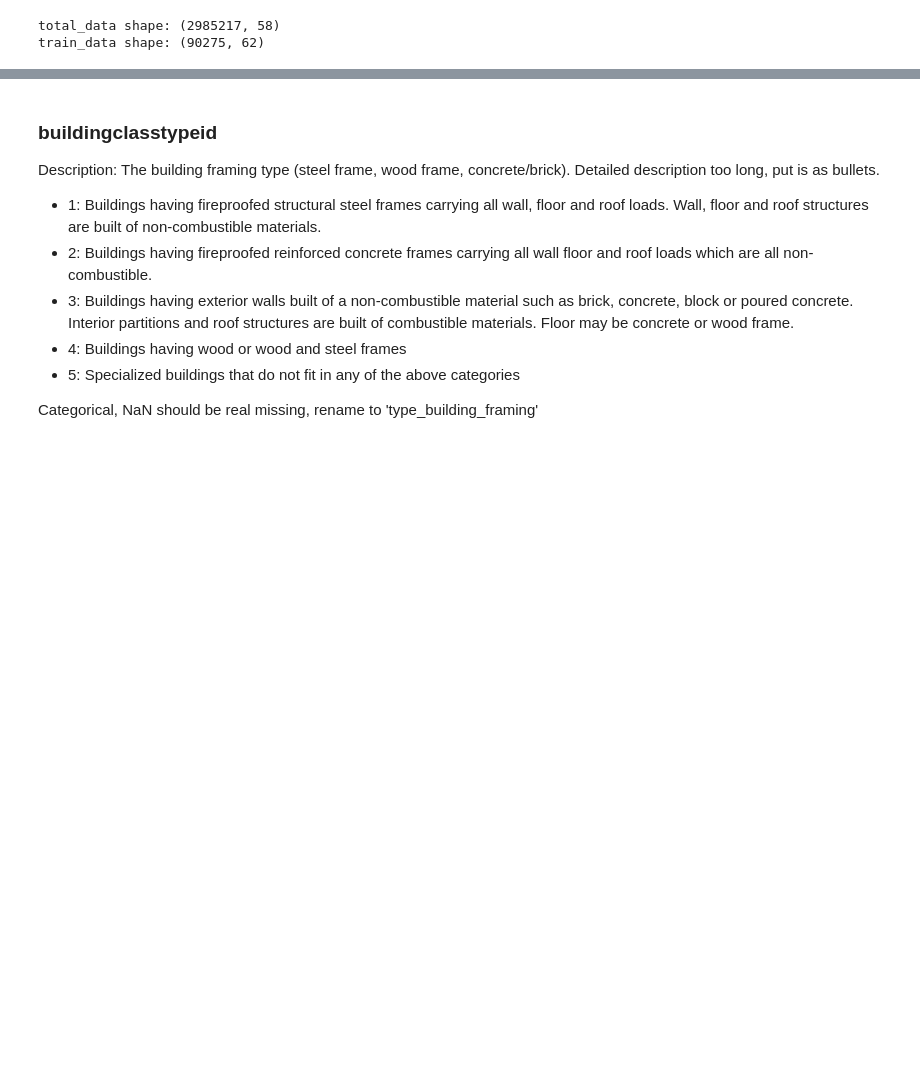
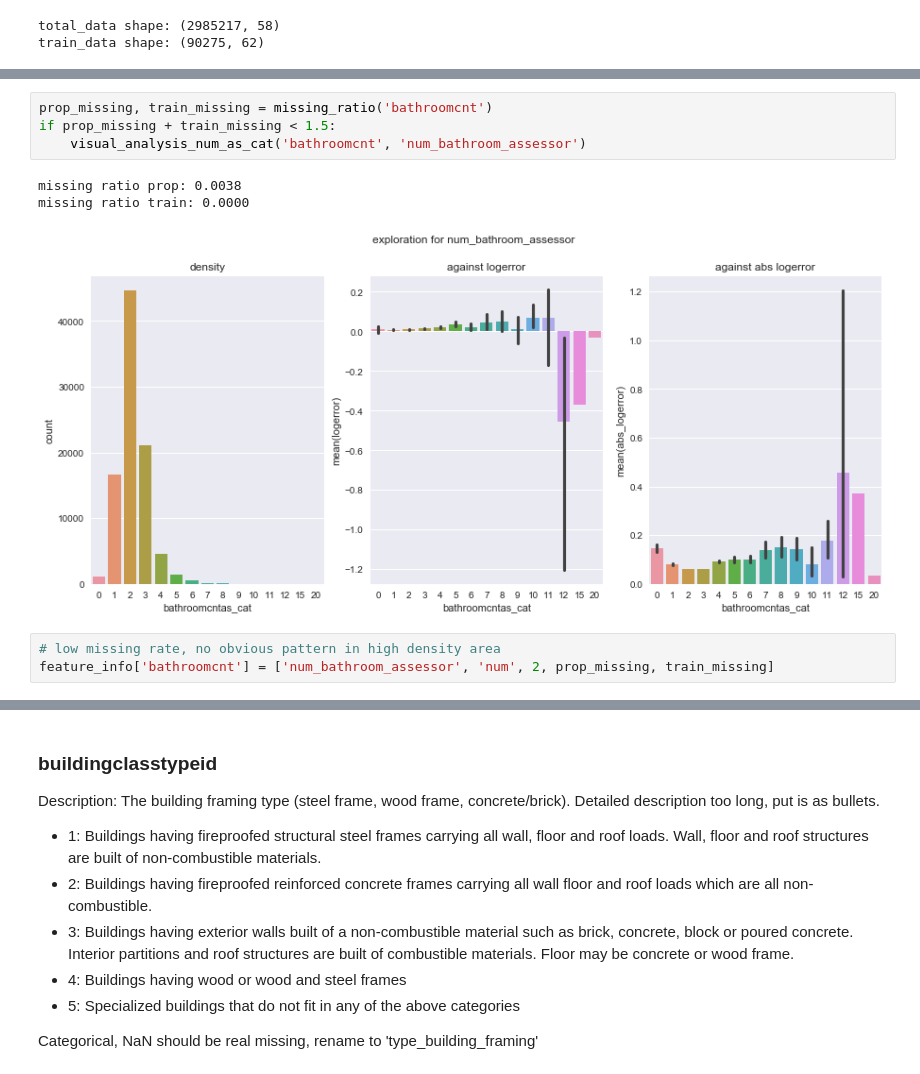
Before and after one commit to mqkh515/udacityMLND, a Jupyter notebook: projects/capstone/capstone.ipynb, the cells around one changed output, grey strips where cells are left out. Drawn from its saved outputs; the diff is of its cells as text; blank space fills up the shorter version.

```diff
--- a/projects/capstone/capstone.ipynb
+++ b/projects/capstone/capstone.ipynb
@@ -299,0 +289,11 @@ prop_data['bedroomcnt'].fillna(prop_data['bedroomcnt'].mode().values[0], inplace
+# %%
+prop_missing, train_missing = missing_ratio('bathroomcnt')
+if prop_missing + train_missing < 1.5:
+    visual_analysis_num_as_cat('bathroomcnt', 'num_bathroom_assessor')
+# %% [output]
+missing ratio prop: 0.0038
+missing ratio train: 0.0000
+[figure, added]
+# %%
+# low missing rate, no obvious pattern in high density area
+feature_info['bathroomcnt'] = ['num_bathroom_assessor', 'num', 2, prop_missing, train_missing]
```
Also changed, not shown: parts of 213 cells of this notebook, 3 other files.
